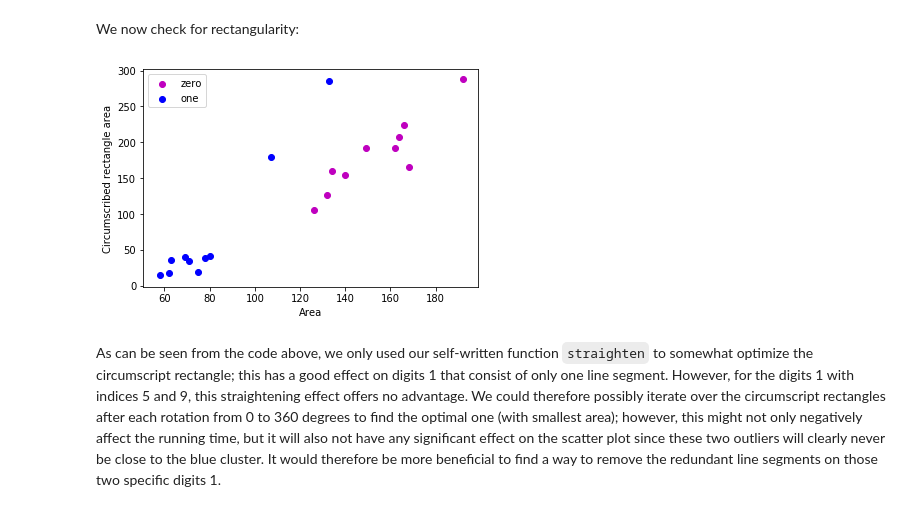
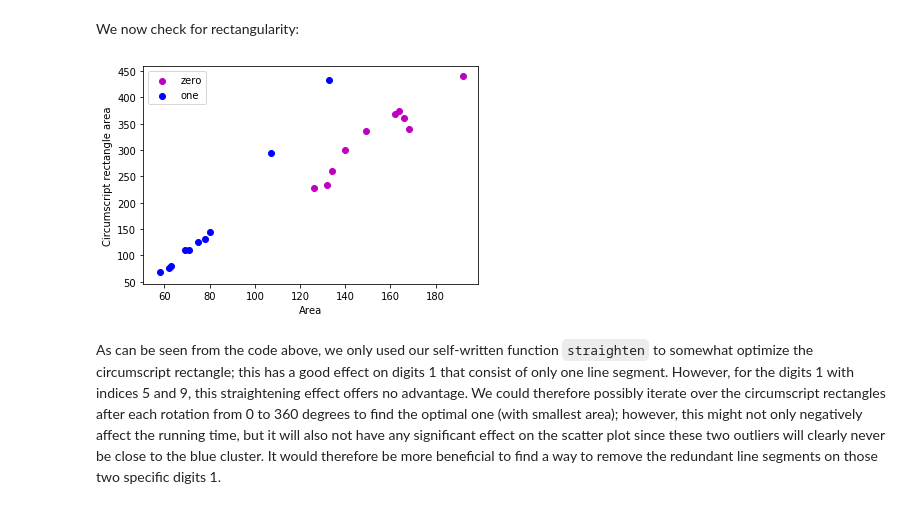
Before and after one commit to emarazz/iapr_2020, a Jupyter notebook: our_labs/lab_02_catinca_erick.ipynb, the cells around one changed output. Saved outputs shown, nothing was run; the diff lists cells and outputs as text; code cells hidden in the pictures.

````diff
--- a/our_labs/lab_02_catinca_erick.ipynb
+++ b/our_labs/lab_02_catinca_erick.ipynb
@@ -142,14 +142,14 @@ def straighten(image):
     min_col = cols[rows.index(max_row)]
 
     angle = 90 - np.arctan2(max_row-min_row, max_col-min_col) * 180 / np.pi
-    return skeletonize(np.where(binarize(rotate(image, angle), 0.05) > 1, 1, 0))
+    return np.where(binarize(rotate(image, angle), 0.05) > 1, 1, 0)
 
 def preprocess(image):
     selem_opening = np.ones((2, 2))
     selem_dilation = np.ones((3, 3))
     image = opening(image, selem_opening) #removes added noise
     image = skeletonize(np.where(image > 1, 1, 0)) #skeletonizes the digits
-    #image = straighten(image) #straightens the digits, which results in 'vertical' ones if they are written using only one segment
+    #image = skeletonize(straighten(image)) #straightens the digits, which results in 'vertical' digits 1 if they are written using only one segment
     image = dilation(image, selem_dilation) #closes any opened zeros and smoothes the contours a little bit
     return image
 
@@ -394,35 +370,35 @@ We now check for rectangularity:
 #2. Rectangularity
 def first_nonzero(array, axis, invalid_val=-1):
     mask = array!=0
     indices = np.where(mask.any(axis=axis), mask.argmax(axis=axis), invalid_val)
     for i in range(len(indices)):
         if indices[i] == -1:
             indices[i] = 28
     return indices
 
 def last_nonzero(array, axis, invalid_val=-1):
     mask = array!=0
     val = array.shape[axis] - np.flip(mask, axis=axis).argmax(axis=axis) - 1
     return np.where(mask.any(axis=axis), val, invalid_val)
 
 zeros_im_straightened = [straighten(image) for image in zeros_processed]
 ones_im_straightened = [straighten(image) for image in ones_processed]
 
 zeros_rectangle_areas = [(np.max(last_nonzero(image,0))-np.min(first_nonzero(image,0)))
                           *(np.max(last_nonzero(image,1))-np.min(first_nonzero(image,1)))
                           for image in zeros_im_straightened]
 ones_rectangle_areas = [(np.max(last_nonzero(image,0))-np.min(first_nonzero(image,0)))
                           *(np.max(last_nonzero(image,1))-np.min(first_nonzero(image,1)))
                           for image in ones_im_straightened]
 
 zero = plt.scatter(zeros_areas, zeros_rectangle_areas, color='m')
 one = plt.scatter(ones_areas, ones_rectangle_areas, color='b')
 plt.legend((zero, one), ('zero', 'one'))
 plt.xlabel('Area')
-plt.ylabel('Circumscribed rectangle area')
+plt.ylabel('Circumscript rectangle area')
 plt.show()
 # %% [output]
-[figure, old version]
+[figure, new version]
 # %% [markdown]
 As can be seen from the code above, we only used our self-written function ```straighten``` to somewhat optimize the circumscript rectangle; this has a good effect on digits 1 that consist of only one line segment. However, for the digits 1 with indices 5 and 9, this straightening effect offers no advantage. We could therefore possibly iterate over the circumscript rectangles after each rotation from 0 to 360 degrees to find the optimal one (with smallest area); however, this might not only negatively affect the running time, but it will also not have any significant effect on the scatter plot since these two outliers will clearly never be close to the blue cluster. It would therefore be more beneficial to find a way to remove the redundant line segments on those two specific digits 1.
 # %% [markdown]
````
Also changed, not shown: parts of 34 cells of this notebook.
